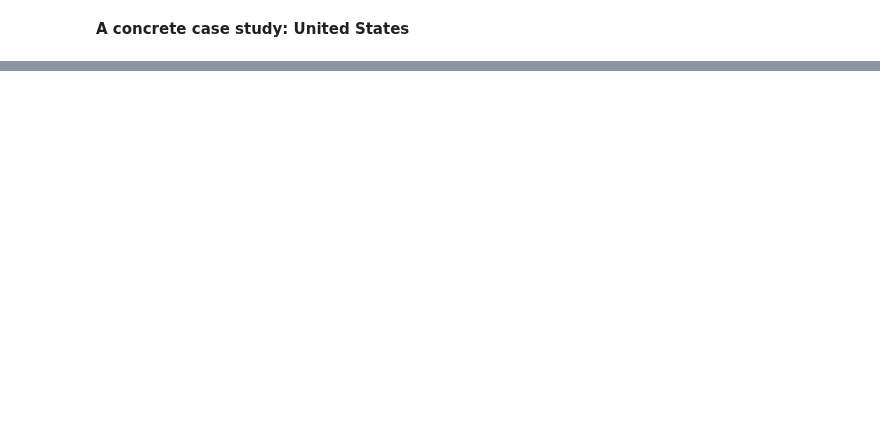
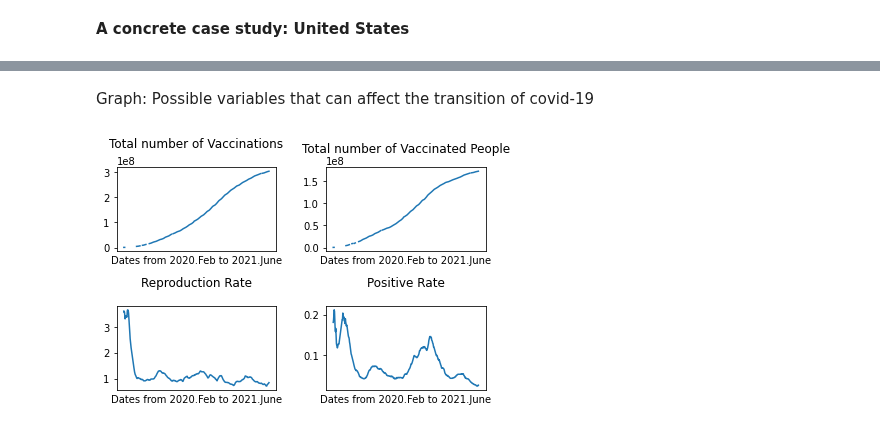
Before and after one commit to Codelerious/Covid19-Analytics, a Jupyter notebook: Covid_19Project.ipynb, the cells around one changed output, grey strips where cells are left out. Drawn from its saved outputs; the diff is of its cells as text; code cells hidden in the pictures; blank space fills up the shorter version.

```diff
--- a/Covid_19Project.ipynb
+++ b/Covid_19Project.ipynb
@@ -126,0 +155,23 @@ plt.xticks([])
+# %% [markdown]
+Graph: Possible variables that can affect the transition of covid-19
+# %%
+fig,axs=plt.subplots(2,2)
+axs[0,0].plot(df_us['date'],df_us['total_vaccinations'])
+axs[0,0].set_title('Total number of Vaccinations',pad=20)
+axs[0,0].set(xlabel='Dates from 2020.Feb to 2021.June',ylabel='')
+axs[0,0].set_xticks([])
+axs[0,1].plot(df_us['date'],df_us['people_vaccinated'])
+axs[0,1].set_title('Total number of Vaccinated People',pad=15)
+axs[0,1].set(xlabel='Dates from 2020.Feb to 2021.June',ylabel='')
+axs[0,1].set_xticks([])
+axs[1,0].plot(df_us['date'],df_us['reproduction_rate'])
+axs[1,0].set_title('Reproduction Rate',pad=20)
+axs[1,0].set(xlabel='Dates from 2020.Feb to 2021.June',ylabel='')
+axs[1,0].set_xticks([])
+axs[1,1].plot(df_us['date'],df_us['positive_rate'])
+axs[1,1].set_title('Positive Rate',pad=20)
+axs[1,1].set(xlabel='Dates from 2020.Feb to 2021.June',ylabel='')
+axs[1,1].set_xticks([])
+plt.tight_layout()
+# %% [output]
+[figure, added]
```
Also changed, not shown: parts of 40 cells of this notebook.
